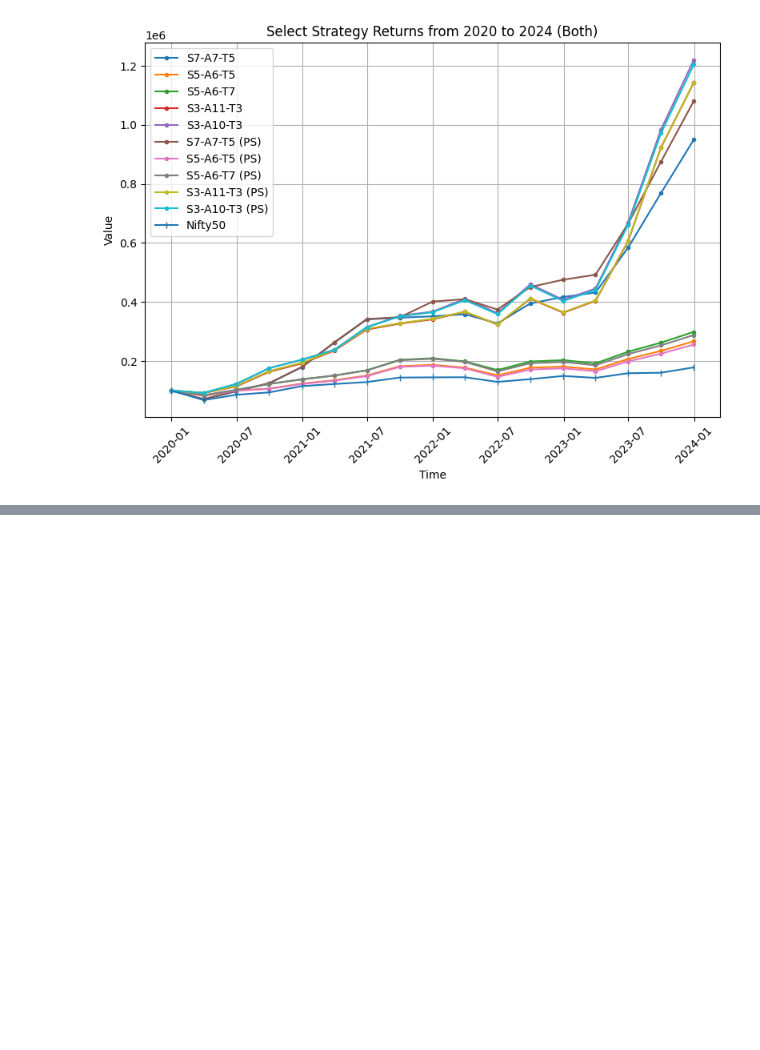
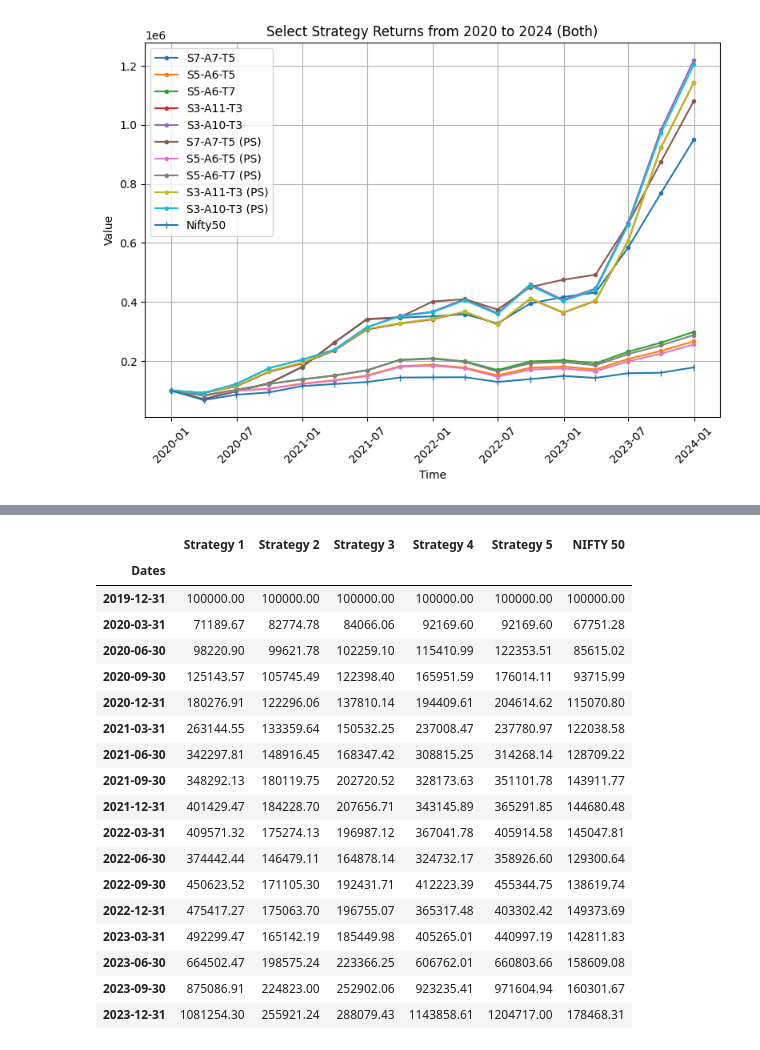
Before and after one commit to oomrawat/Portfolio-Project-FSP, a Jupyter notebook: notebooks/backtesting_results_visualisation_2.ipynb, the cells around one changed output, grey strips where cells are left out. Saved outputs shown, nothing was run; the diff lists cells and outputs as text; code cells hidden in the pictures; blank space fills up the shorter version.

```diff
--- a/notebooks/backtesting_results_visualisation_2.ipynb
+++ b/notebooks/backtesting_results_visualisation_2.ipynb
@@ -848,7 +868,7 @@ for date in backtesting_buying_dates_for_1q_hold:
 nifty_investment_values = [100000.00]
 
 for returns in nifty_returns_1q_periods:
-    nifty_investment_values.append(nifty_investment_values[-1]*(1+returns))
+    nifty_investment_values.append(round(nifty_investment_values[-1]*(1+returns),2))
 
 len(nifty_investment_values), nifty_investment_values
 # %% [output]
@@ -1169,0 +1301,42 @@ df_backup[df_backup['Strategy_Combination'].isin(abcd)].sort_values(by='Strategy
+# %%
+df_results = pd.DataFrame(columns=['Dates', 'Strategy 1', 'Strategy 2', 'Strategy 3', 'Strategy 4', 'Strategy 5', 'NIFTY 50'])
+
+column1 = quarterly_dates
+column2 = value_lists_list_2[0]
+column3 = value_lists_list_2[1]
+column4 = value_lists_list_2[2]
+column5 = value_lists_list_2[3]
+column6 = value_lists_list_2[4]
+column7 = nifty_investment_values
+
+df_results['Dates'] = column1
+df_results['Strategy 1'] = column2
+df_results['Strategy 2'] = column3
+df_results['Strategy 3'] = column4
+df_results['Strategy 4'] = column5
+df_results['Strategy 5'] = column6
+df_results['NIFTY 50'] = column7
+
+df_results = df_results.set_index(keys='Dates')
+
+df_results
+# %% [output]
+|  | Strategy 1 | Strategy 2 | Strategy 3 | Strategy 4 | Strategy 5 | NIFTY 50 |
+| Dates |  |  |  |  |  |  |
+| 2019-12-31 | 100000.00 | 100000.00 | 100000.00 | 100000.00 | 100000.00 | 100000.00 |
+| 2020-03-31 | 71189.67 | 82774.78 | 84066.06 | 92169.60 | 92169.60 | 67751.28 |
+| 2020-06-30 | 98220.90 | 99621.78 | 102259.10 | 115410.99 | 122353.51 | 85615.02 |
+| 2020-09-30 | 125143.57 | 105745.49 | 122398.40 | 165951.59 | 176014.11 | 93715.99 |
+| 2020-12-31 | 180276.91 | 122296.06 | 137810.14 | 194409.61 | 204614.62 | 115070.80 |
+| 2021-03-31 | 263144.55 | 133359.64 | 150532.25 | 237008.47 | 237780.97 | 122038.58 |
+| 2021-06-30 | 342297.81 | 148916.45 | 168347.42 | 308815.25 | 314268.14 | 128709.22 |
+| 2021-09-30 | 348292.13 | 180119.75 | 202720.52 | 328173.63 | 351101.78 | 143911.77 |
+| 2021-12-31 | 401429.47 | 184228.70 | 207656.71 | 343145.89 | 365291.85 | 144680.48 |
+| 2022-03-31 | 409571.32 | 175274.13 | 196987.12 | 367041.78 | 405914.58 | 145047.81 |
+| 2022-06-30 | 374442.44 | 146479.11 | 164878.14 | 324732.17 | 358926.60 | 129300.64 |
+| 2022-09-30 | 450623.52 | 171105.30 | 192431.71 | 412223.39 | 455344.75 | 138619.74 |
+| 2022-12-31 | 475417.27 | 175063.70 | 196755.07 | 365317.48 | 403302.42 | 149373.69 |
+| 2023-03-31 | 492299.47 | 165142.19 | 185449.98 | 405265.01 | 440997.19 | 142811.83 |
+| 2023-06-30 | 664502.47 | 198575.24 | 223366.25 | 606762.01 | 660803.66 | 158609.08 |
+| 2023-09-30 | 875086.91 | 224823.00 | 252902.06 | 923235.41 | 971604.94 | 160301.67 |
+| 2023-12-31 | 1081254.30 | 255921.24 | 288079.43 | 1143858.61 | 1204717.00 | 178468.31 |
```
Also changed, not shown: parts of 14 cells of this notebook, 8 other files.
